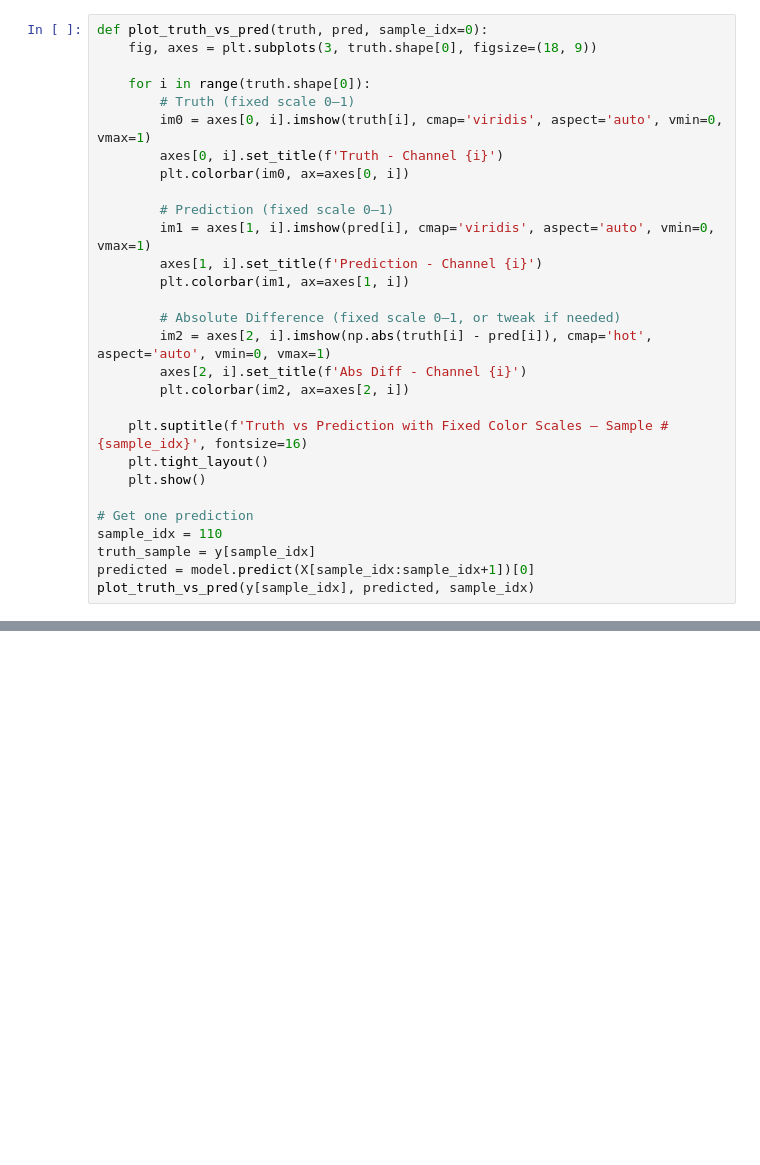
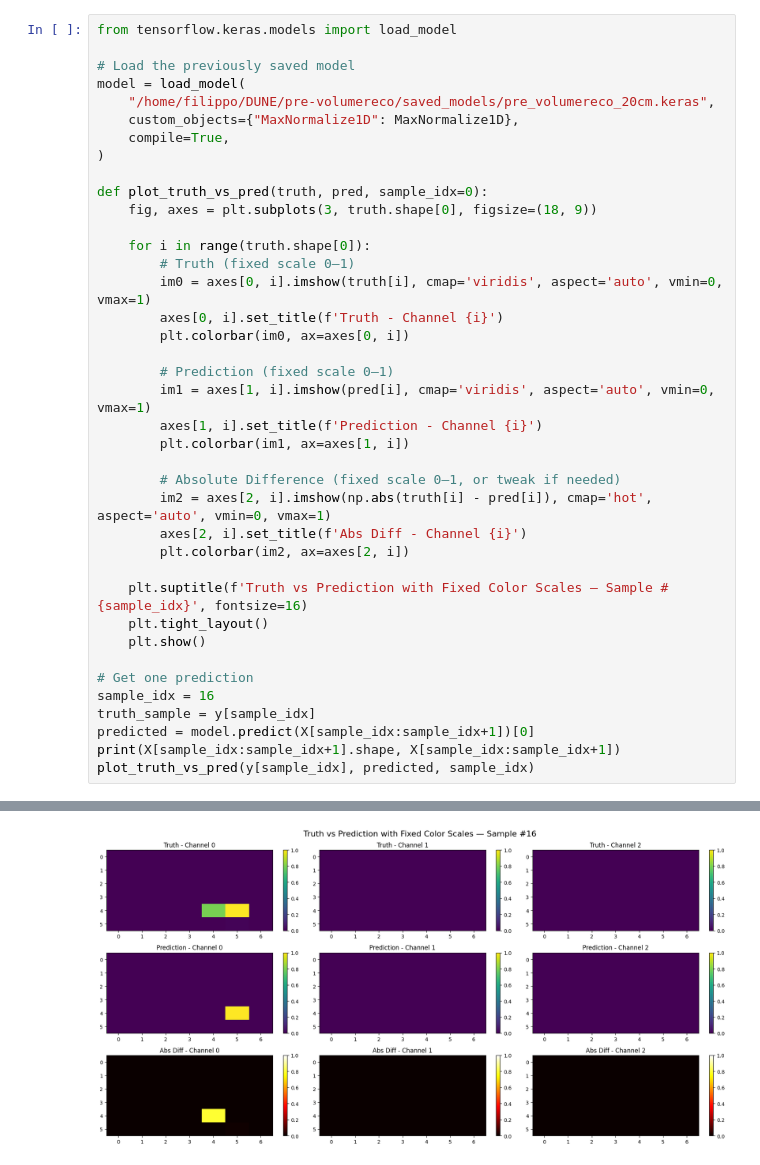
Before and after one commit to FelixofRivia/pre-volumereco, a Jupyter notebook: train.ipynb, the cells around one changed output, grey strips where cells are left out. Cells and saved outputs as stored; diff of their text form; blank space fills up the shorter version.

```diff
--- a/train.ipynb
+++ b/train.ipynb
@@ -134,4 +300,13 @@ plt.show()
 # %%
+from tensorflow.keras.models import load_model
+
+# Load the previously saved model
+model = load_model(
+    "/home/filippo/DUNE/pre-volumereco/saved_models/pre_volumereco_20cm.keras",
+    custom_objects={"MaxNormalize1D": MaxNormalize1D},
+    compile=True,
+)
+
 def plot_truth_vs_pred(truth, pred, sample_idx=0):
     fig, axes = plt.subplots(3, truth.shape[0], figsize=(18, 9))
 
@@ -156,7 +331,9 @@ def plot_truth_vs_pred(truth, pred, sample_idx=0):
     plt.show()
 
 # Get one prediction
-sample_idx = 110
+sample_idx = 16
 truth_sample = y[sample_idx]
 predicted = model.predict(X[sample_idx:sample_idx+1])[0]
+print(X[sample_idx:sample_idx+1].shape, X[sample_idx:sample_idx+1])
 plot_truth_vs_pred(y[sample_idx], predicted, sample_idx)
+# %% [output]
@@ -162,0 +351 @@ plot_truth_vs_pred(y[sample_idx], predicted, sample_idx)
+[figure, added]
```
Also changed, not shown: parts of 7 cells of this notebook.
